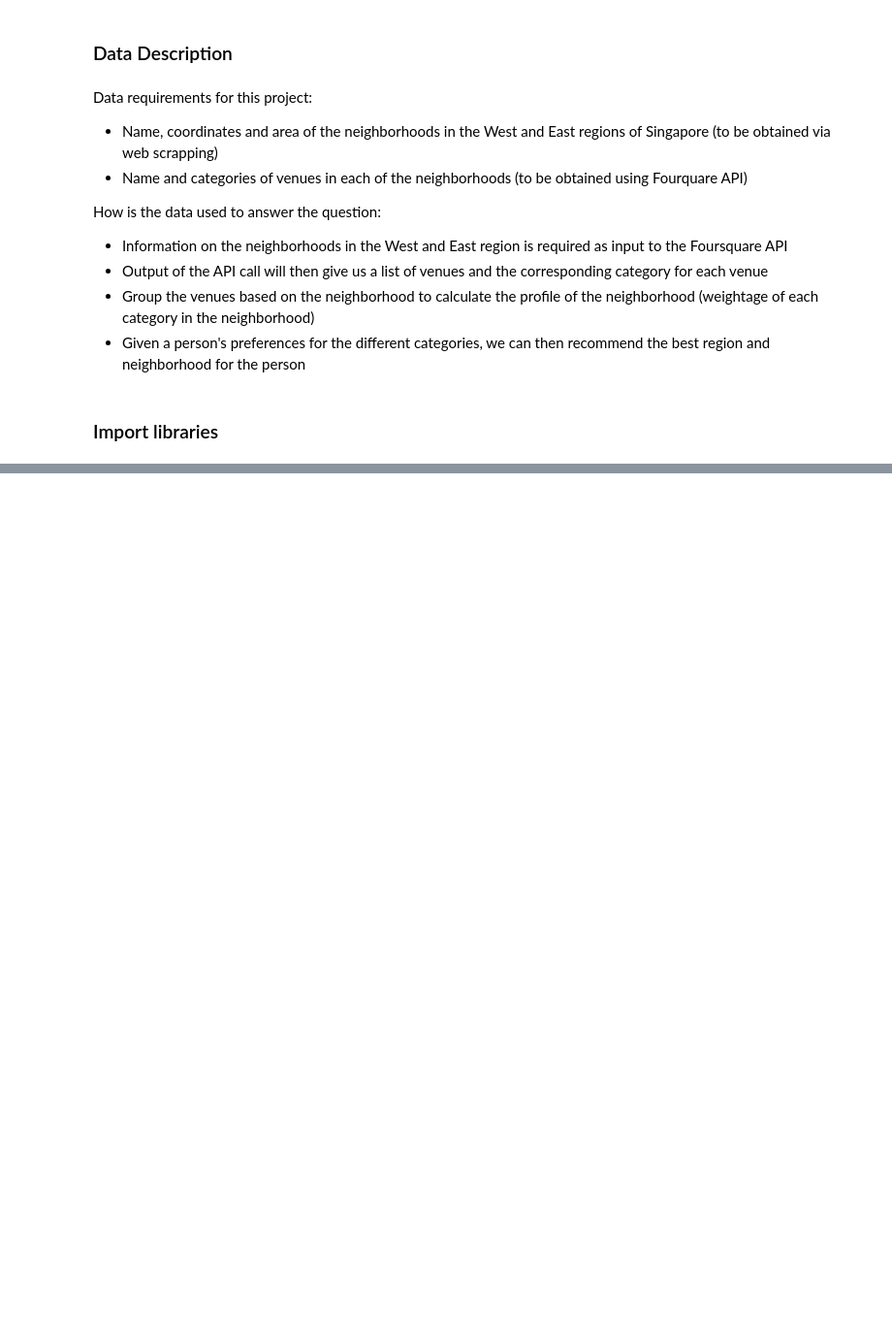
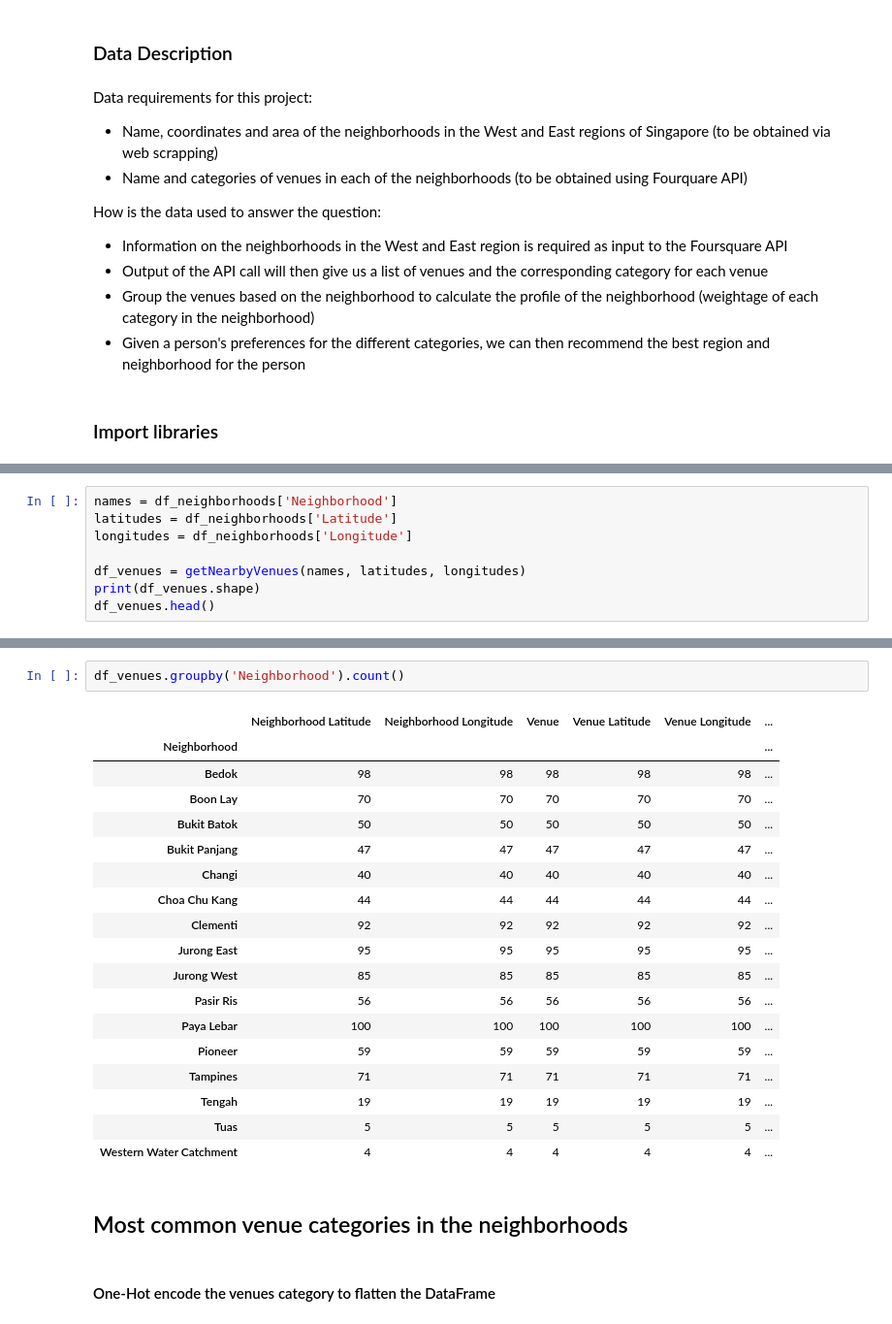
Before and after one commit to jengweiteoh/ibmcapstone, a Jupyter notebook: Battle of the Neighborhoods - Singapore.ipynb, the cells around one changed output, grey strips where cells are left out. Shown: that part at 97% size. Cells and saved outputs as stored; diff of their text form; blank space fills up the shorter version.

```diff
--- a/Battle of the Neighborhoods - Singapore.ipynb
+++ b/Battle of the Neighborhoods - Singapore.ipynb
@@ -84,0 +167,8 @@ results
+# %%
+names = df_neighborhoods['Neighborhood']
+latitudes = df_neighborhoods['Latitude']
+longitudes = df_neighborhoods['Longitude']
+
+df_venues = getNearbyVenues(names, latitudes, longitudes)
+print(df_venues.shape)
+df_venues.head()
@@ -84,0 +199,25 @@ results
+# %%
+df_venues.groupby('Neighborhood').count()
+# %% [output]
+|  | Neighborhood Latitude | Neighborhood Longitude | Venue | Venue Latitude | Venue Longitude | ... |
+| Neighborhood |  |  |  |  |  | ... |
+| Bedok | 98 | 98 | 98 | 98 | 98 | ... |
+| Boon Lay | 70 | 70 | 70 | 70 | 70 | ... |
+| Bukit Batok | 50 | 50 | 50 | 50 | 50 | ... |
+| Bukit Panjang | 47 | 47 | 47 | 47 | 47 | ... |
+| Changi | 40 | 40 | 40 | 40 | 40 | ... |
+| Choa Chu Kang | 44 | 44 | 44 | 44 | 44 | ... |
+| Clementi | 92 | 92 | 92 | 92 | 92 | ... |
+| Jurong East | 95 | 95 | 95 | 95 | 95 | ... |
+| Jurong West | 85 | 85 | 85 | 85 | 85 | ... |
+| Pasir Ris | 56 | 56 | 56 | 56 | 56 | ... |
+| Paya Lebar | 100 | 100 | 100 | 100 | 100 | ... |
+| Pioneer | 59 | 59 | 59 | 59 | 59 | ... |
+| Tampines | 71 | 71 | 71 | 71 | 71 | ... |
+| Tengah | 19 | 19 | 19 | 19 | 19 | ... |
+| Tuas | 5 | 5 | 5 | 5 | 5 | ... |
+| Western Water Catchment | 4 | 4 | 4 | 4 | 4 | ... |
+# %% [markdown]
+## Most common venue categories in the neighborhoods
+# %% [markdown]
+#### One-Hot encode the venues category to flatten the DataFrame
```
Also changed, not shown: parts of 40 cells of this notebook.
